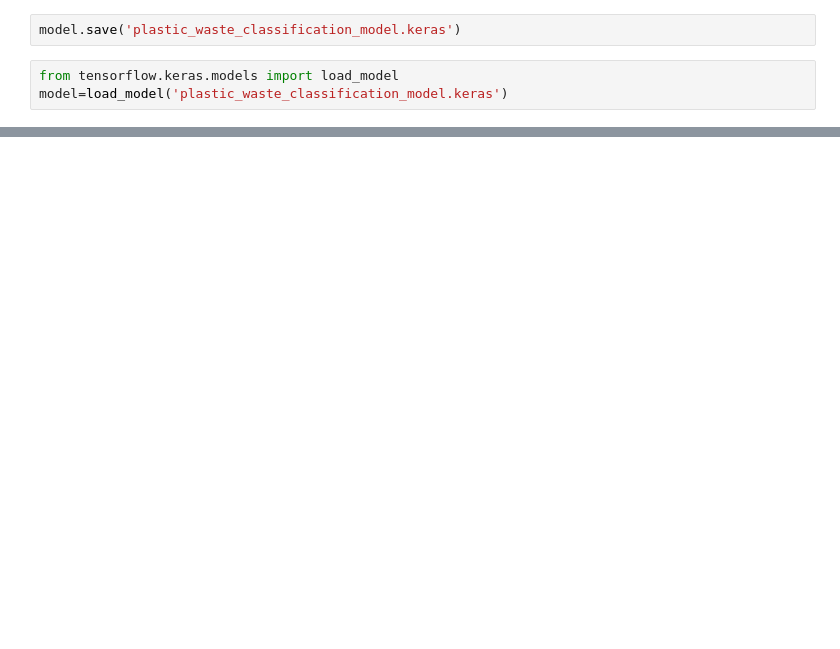
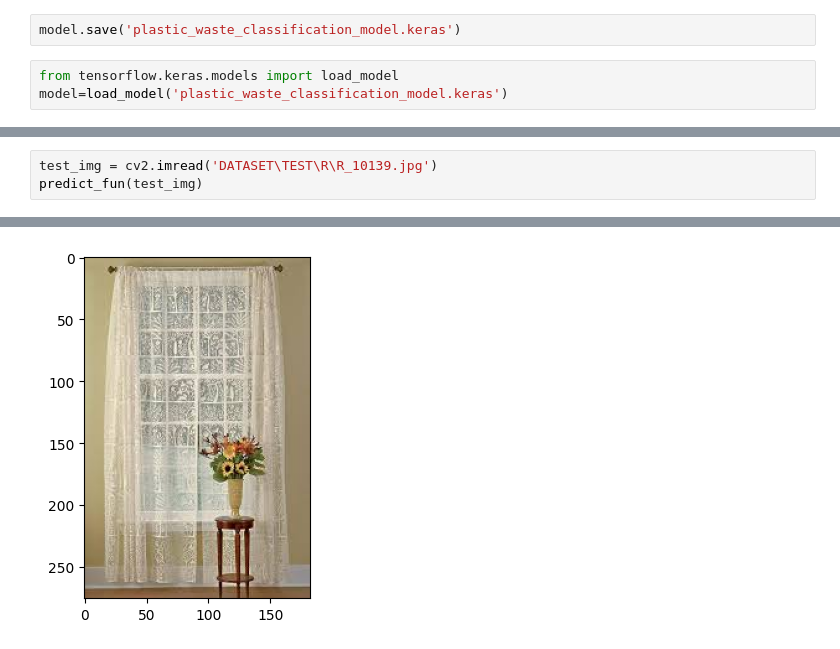
Before and after one commit to PallaviChaudhari-01/To-develop-a-CNN-model-to-classify-images-of-plastic-waste-into-different-categories-Week1, a Jupyter notebook: wasteclassification.ipynb, the cells around one changed output, grey strips where cells are left out. Cells and saved outputs as stored; diff of their text form; blank space fills up the shorter version.

```diff
--- a/wasteclassification.ipynb
+++ b/wasteclassification.ipynb
@@ -312,0 +341,4 @@ model=load_model('plastic_waste_classification_model.keras')
+# %%
+test_img = cv2.imread('DATASET\TEST\R\R_10139.jpg')
+predict_fun(test_img)
+# %% [output]
@@ -312,0 +347 @@ model=load_model('plastic_waste_classification_model.keras')
+[figure, added]
```
Also changed, not shown: parts of 9 cells of this notebook.
